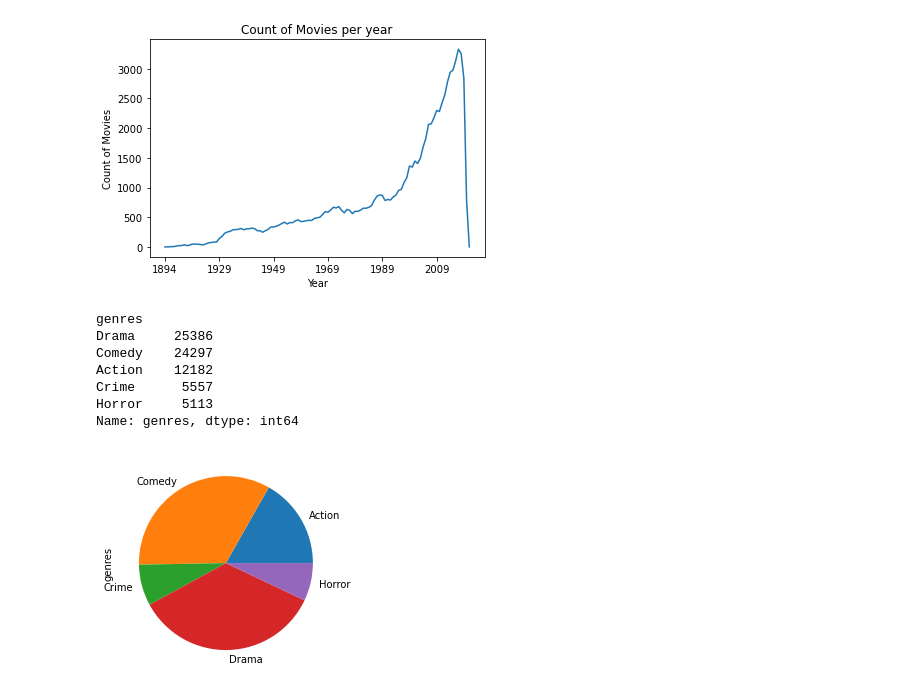
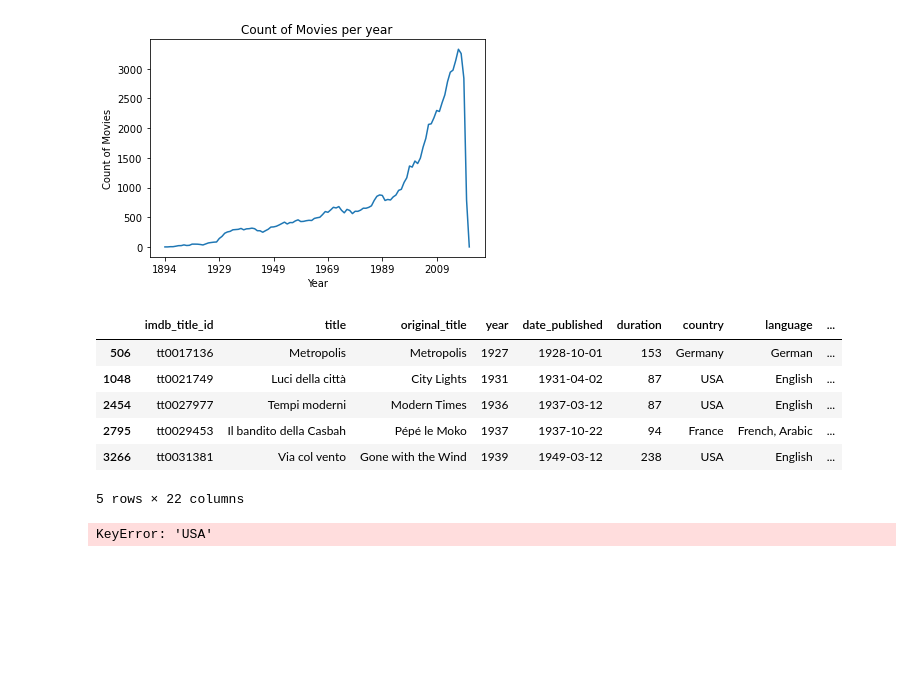
Before and after one commit to Kinjalmaru/IMDB-Analysis-Project, a Jupyter notebook: IMDB_Project.ipynb, the cells around one changed output. Drawn from its saved outputs; the diff is of its cells as text; code cells hidden in the pictures; blank space fills up the shorter version.

```diff
--- a/IMDB_Project.ipynb
+++ b/IMDB_Project.ipynb
@@ -42,19 +42,18 @@ plt.title("Count of Movies per year")
 plt.show()
 # %% [output]
 [figure]
-# %%
-# Pick the top 5 Genres
-top5_df = split_cols_df.groupby('genres')['genres'].count().sort_values(ascending=False).head()
-top5_df
-# %% [output]
-genres
-Drama     25386
-Comedy    24297
-Action    12182
-Crime      5557
-Horror     5113
-Name: genres, dtype: int64
+# %%
+top_five_df = split_cols_df.loc[split_cols_df['genres'].isin(['Drama','Action','Comedy','Crime','Horror'])].dropna()
+top_five_df.head()
+# %% [output]
+|  | imdb_title_id | title | original_title | year | date_published | duration | country | language | ... |
+| 506 | tt0017136 | Metropolis | Metropolis | 1927 | 1928-10-01 | 153 | Germany | German | ... |
+| 1048 | tt0021749 | Luci della città | City Lights | 1931 | 1931-04-02 | 87 | USA | English | ... |
+| 2454 | tt0027977 | Tempi moderni | Modern Times | 1936 | 1937-03-12 | 87 | USA | English | ... |
+| 2795 | tt0029453 | Il bandito della Casbah | Pépé le Moko | 1937 | 1937-10-22 | 94 | France | French, Arabic | ... |
+| 3266 | tt0031381 | Via col vento | Gone with the Wind | 1939 | 1949-03-12 | 238 | USA | English | ... |
+5 rows × 22 columns
 # %%
-pie_chart_data = top5_df.groupby(['genres']).sum().plot(kind = 'pie')
+pie_chart_data = top_five_df.groupby('country')['worlwide_gross_income'].sum().plot(kind = 'pie')
 # %% [output]
-[figure, removed]
+KeyError: 'USA'
```
Also changed, not shown: parts of 5 cells of this notebook.
